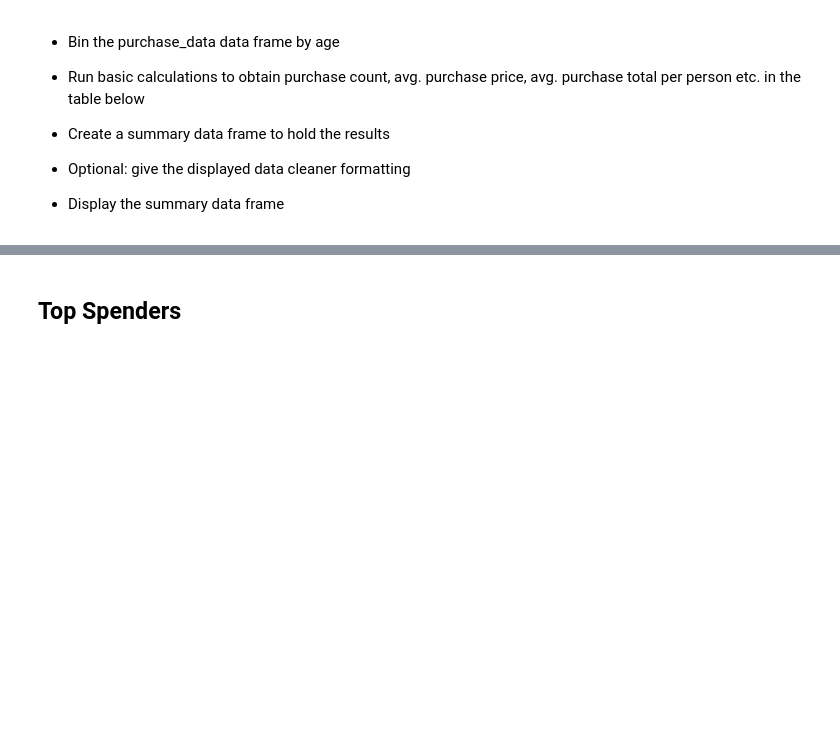
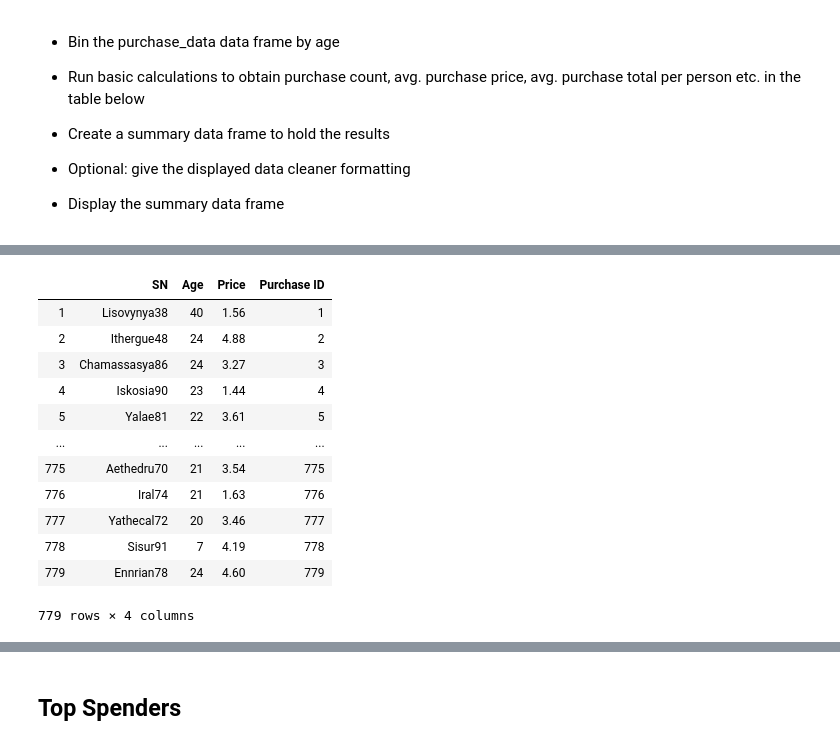
Before and after one commit to cmills39/pandas-challenge, a Jupyter notebook: HeroesOfPymoli/HeroesOfPymoli_starter.HW.ipynb, the cells around one changed output, grey strips where cells are left out. Cells and saved outputs as stored; diff of their text form; code cells hidden in the pictures; blank space fills up the shorter version.

```diff
--- a/HeroesOfPymoli/HeroesOfPymoli_starter.HW.ipynb
+++ b/HeroesOfPymoli/HeroesOfPymoli_starter.HW.ipynb
@@ -267,0 +297,18 @@ Name: age ranges, dtype: int64
+# %%
+P_Analysis=PurchaseAnalysis_df.drop_duplicates()
+PurchaseAS=pd.DataFrame(PurchaseAnalysis_df)
+PurchaseAS
+# %% [output]
+|  | SN | Age | Price | Purchase ID |
+| 1 | Lisovynya38 | 40 | 1.56 | 1 |
+| 2 | Ithergue48 | 24 | 4.88 | 2 |
+| 3 | Chamassasya86 | 24 | 3.27 | 3 |
+| 4 | Iskosia90 | 23 | 1.44 | 4 |
+| 5 | Yalae81 | 22 | 3.61 | 5 |
+| ... | ... | ... | ... | ... |
+| 775 | Aethedru70 | 21 | 3.54 | 775 |
+| 776 | Iral74 | 21 | 1.63 | 776 |
+| 777 | Yathecal72 | 20 | 3.46 | 777 |
+| 778 | Sisur91 | 7 | 4.19 | 778 |
+| 779 | Ennrian78 | 24 | 4.60 | 779 |
+779 rows × 4 columns
```
Also changed, not shown: parts of 12 cells of this notebook.
